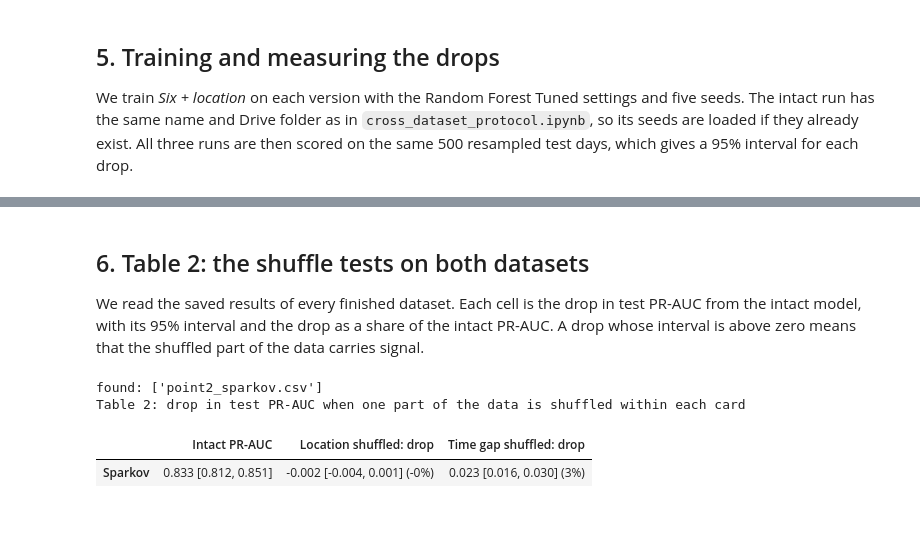
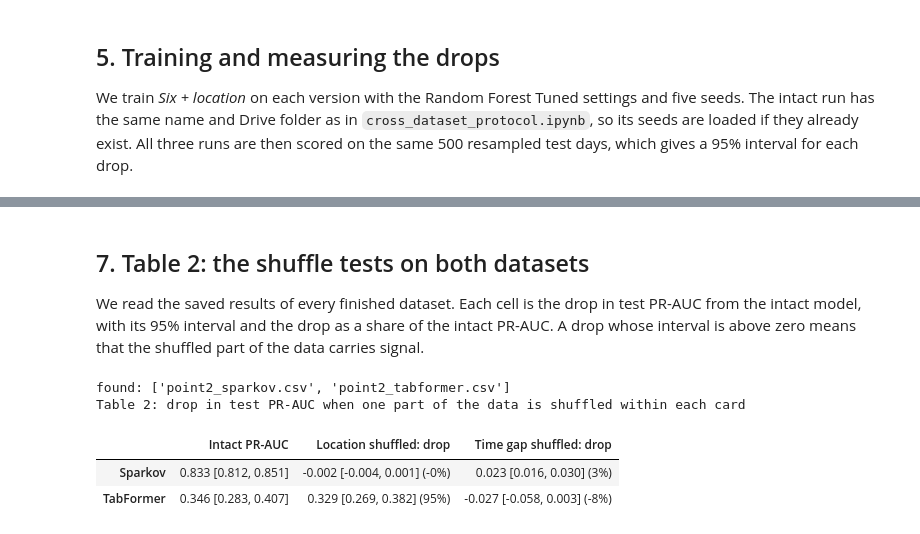
Before and after one commit to subbareddypullalacheruvu/Major-Project-Robust-Fraud-Detection-with-Spatial-Temporal-Features-and-Class-Imbalance-Learning-, a Jupyter notebook: notebooks/shuffle_tests.ipynb, the cells around one changed output, grey strips where cells are left out. Drawn from its saved outputs; the diff is of its cells as text; code cells hidden in the pictures.

Commit message:
Run Sparkov and TabFormer in one shuffle_tests notebook

```diff
--- a/notebooks/shuffle_tests.ipynb
+++ b/notebooks/shuffle_tests.ipynb
@@ -395,0 +355,33 @@ saved -> /content/drive/MyDrive/fraud_checkpoints/cross_dataset_protocol/results
+# %%
+# 6.1 One dataset after another
+os.makedirs('results', exist_ok=True)
+for ds in DATASETS:
+    print('=' * 100, f'\n{NAMES[ds]}\n' + '=' * 100)
+    d, _, _ = LOADERS[ds]()
+    print(f'{len(d):,} rows, {d["_card"].nunique():,} cards, fraud rate {d["_y"].mean():.4%}')
+    base = prepare_base(d)
+    del d; gc.collect()
+
+    versions = {}
+    for name, shuffle in [('Intact', None), ('Location shuffled', 'location'), ('Time gap shuffled', 'time')]:
+        versions[name], location = build(base, ds, shuffle)
+        print(f'{name}: {len(versions[name]):,} rows')
+    del base; gc.collect()
+    display(shuffle_check(versions, location))
+
+    features = SIX + [c for c in location if c not in SIX]
+    print('Six + location:', features)
+    splits = {name: split(x, ds) for name, x in versions.items()}
+    del versions; gc.collect()
+    y_test = splits['Intact'][2]['_y']
+    for a, b, c in splits.values():
+        assert (c['_y'].values == y_test.values).all()
+    print(f'test rows {len(y_test):,}, fraud {int(y_test.sum()):,}, rate {y_test.mean():.4%}')
+
+    result = train_and_compare(splits, ds, features)
+    out = f"{RESULTS_DIR}/point2_{ds}{'_quick' if QUICK else ''}.csv"
+    result.to_csv(out, index=False)
+    result.to_csv(f"results/point2_{ds}{'_quick' if QUICK else ''}.csv", index=False)
+    print('saved ->', out)
+    display(results_table(result))
+    del splits; gc.collect()
@@ -396,31 +453,31 @@ saved -> /content/drive/MyDrive/fraud_checkpoints/cross_dataset_protocol/results
 # %% [markdown]
-## 6. Table 2: the shuffle tests on both datasets
+## 7. Table 2: the shuffle tests on both datasets
 We read the saved results of every finished dataset. Each cell is the drop in test PR-AUC from the intact model, with its 95% interval and the drop as a share of the intact PR-AUC. A drop whose interval is above zero means that the shuffled part of the data carries signal.
 # %%
-# 6.1 Combine Sparkov and TabFormer
-NAMES = {'sparkov': 'Sparkov', 'tabformer': 'TabFormer'}
+# 7.1 Table 2: Sparkov and TabFormer together
 files = sorted(glob.glob(f'{RESULTS_DIR}/point2_*.csv'))
 print('found:', [os.path.basename(f) for f in files])
 allres = pd.concat([pd.read_csv(f) for f in files], ignore_index=True)
 allres = (allres.sort_values('Seeds', ascending=False)
                 .drop_duplicates(['Dataset', 'Run']).reset_index(drop=True))
 
 intact = allres[allres['Run'] == 'Intact'].set_index('Dataset')['PR-AUC']
 table2 = {}
 for ds in [x for x in ['sparkov', 'tabformer'] if x in set(allres['Dataset'])]:
     r = allres[allres['Dataset'] == ds].set_index('Run')
     table2[NAMES[ds]] = {'Intact PR-AUC': f"{r.loc['Intact', 'PR-AUC']:.3f} [{r.loc['Intact', 'PR-AUC CI low']:.3f}, {r.loc['Intact', 'PR-AUC CI high']:.3f}]"}
     for run in ['Location shuffled', 'Time gap shuffled']:
         x = r.loc[run]
         table2[NAMES[ds]][f'{run}: drop'] = (f"{x['Drop']:.3f} [{x['Drop CI low']:.3f}, {x['Drop CI high']:.3f}] "
                                              f"({x['Drop'] / intact[ds]:.0%})")
 table2 = pd.DataFrame(table2).T
 table2.to_csv(f'{RESULTS_DIR}/table2_shuffle_tests.csv')
 print('Table 2: drop in test PR-AUC when one part of the data is shuffled within each card')
-table2
+display(table2)
 # %% [output]
-found: ['point2_sparkov.csv']
+found: ['point2_sparkov.csv', 'point2_tabformer.csv']
 Table 2: drop in test PR-AUC when one part of the data is shuffled within each card
 |  | Intact PR-AUC | Location shuffled: drop | Time gap shuffled: drop |
 | Sparkov | 0.833 [0.812, 0.851] | -0.002 [-0.004, 0.001] (-0%) | 0.023 [0.016, 0.030] (3%) |
+| TabFormer | 0.346 [0.283, 0.407] | 0.329 [0.269, 0.382] (95%) | -0.027 [-0.058, 0.003] (-8%) |
 # %% [markdown]
```
Also changed, not shown: parts of 17 cells of this notebook.
